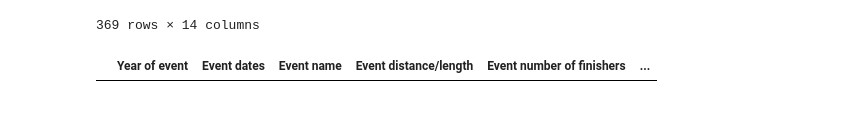
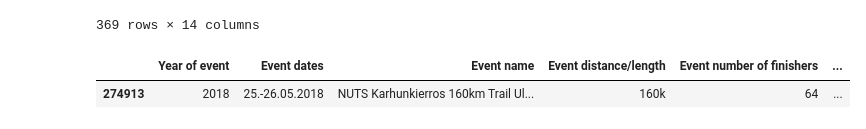
Before and after one commit to OlesiaNZ/python_running_data_analysis, a Jupyter notebook: analysis-the-big-dataset-of-ultra-marathon-running.ipynb, the cells around one changed output. Saved outputs shown, nothing was run; the diff lists cells and outputs as text; code cells hidden in the pictures.

```diff
--- a/analysis-the-big-dataset-of-ultra-marathon-running.ipynb
+++ b/analysis-the-big-dataset-of-ultra-marathon-running.ipynb
@@ -570,6 +587,7 @@ mask = (dfRUS['Athlete performance'].str.contains('km')) & (dfRUS['Event distanc
 dfRUS.loc[mask, ['Athlete performance', 'Event distance/length']] = dfRUS.loc[mask, ['Event distance/length', 'Athlete performance']].values
 # %%
 # Check the code works
-dfRUS[dfRUS['Event distance/length'].str.contains('d')]
+dfRUS[~(dfRUS['Event distance/length'].str.contains('km') | dfRUS['Event distance/length'].str.contains('mi'))]
 # %% [output]
 |  | Year of event | Event dates | Event name | Event distance/length | Event number of finishers | ... |
+| 274913 | 2018 | 25.-26.05.2018 | NUTS Karhunkierros 160km Trail Ul... | 160k | 64 | ... |
```
Also changed, not shown: parts of 3 cells of this notebook.
